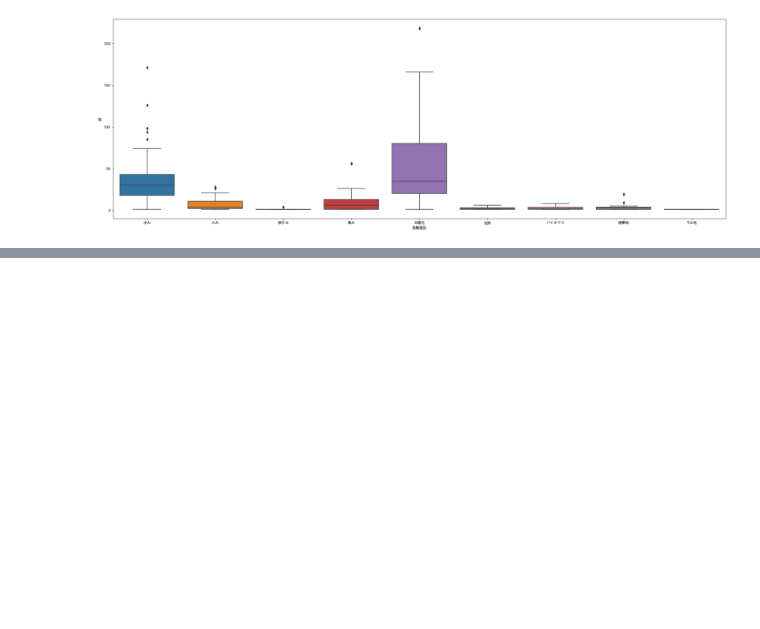
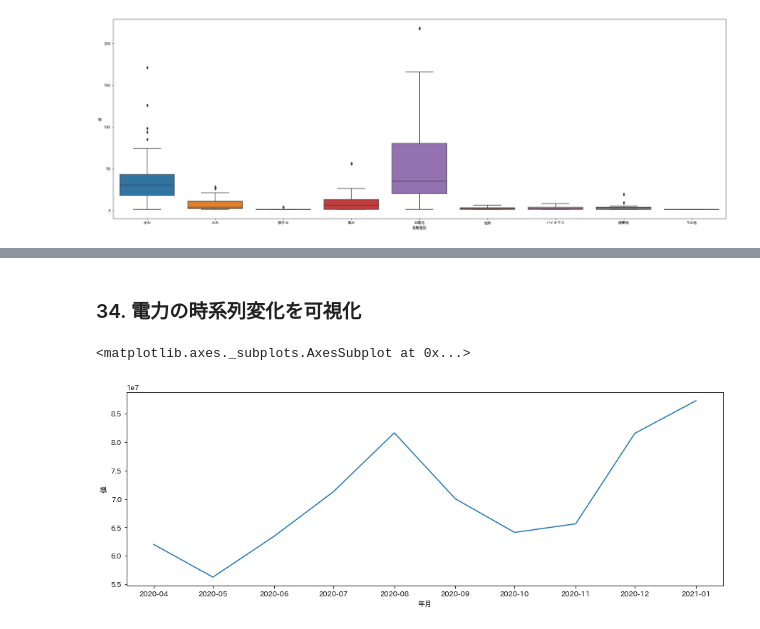
Before and after one commit to nakashi120/100knock-process-visualization, a Jupyter notebook: chapter-2/src/chapter-2_nakashi.ipynb, the cells around one changed output, grey strips where cells are left out. Cells and saved outputs as stored; diff of their text form; code cells hidden in the pictures; blank space fills up the shorter version.

```diff
--- a/chapter-2/src/chapter-2_nakashi.ipynb
+++ b/chapter-2/src/chapter-2_nakashi.ipynb
@@ -436,0 +478,11 @@ sns.boxplot(x=viz_data['発電種別'], y=viz_data['値'])
+# %% [markdown]
+### 34. 電力の時系列変化を可視化
+# %%
+plt.figure(figsize=(15, 5))
+viz_data = datas_v_all[['発電種別', '年月', '値']].loc[(datas_v_all['項目']=='電力量')]
+viz_data = viz_data.groupby('年月', as_index=False).sum()
+viz_data['年月'] = pd.to_datetime(viz_data['年月'])
+sns.lineplot(x=viz_data['年月'], y=viz_data['値'])
+# %% [output]
+<matplotlib.axes._subplots.AxesSubplot at 0x...>
+[figure, added]
```
Also changed, not shown: parts of 29 cells of this notebook, 4 other files.
